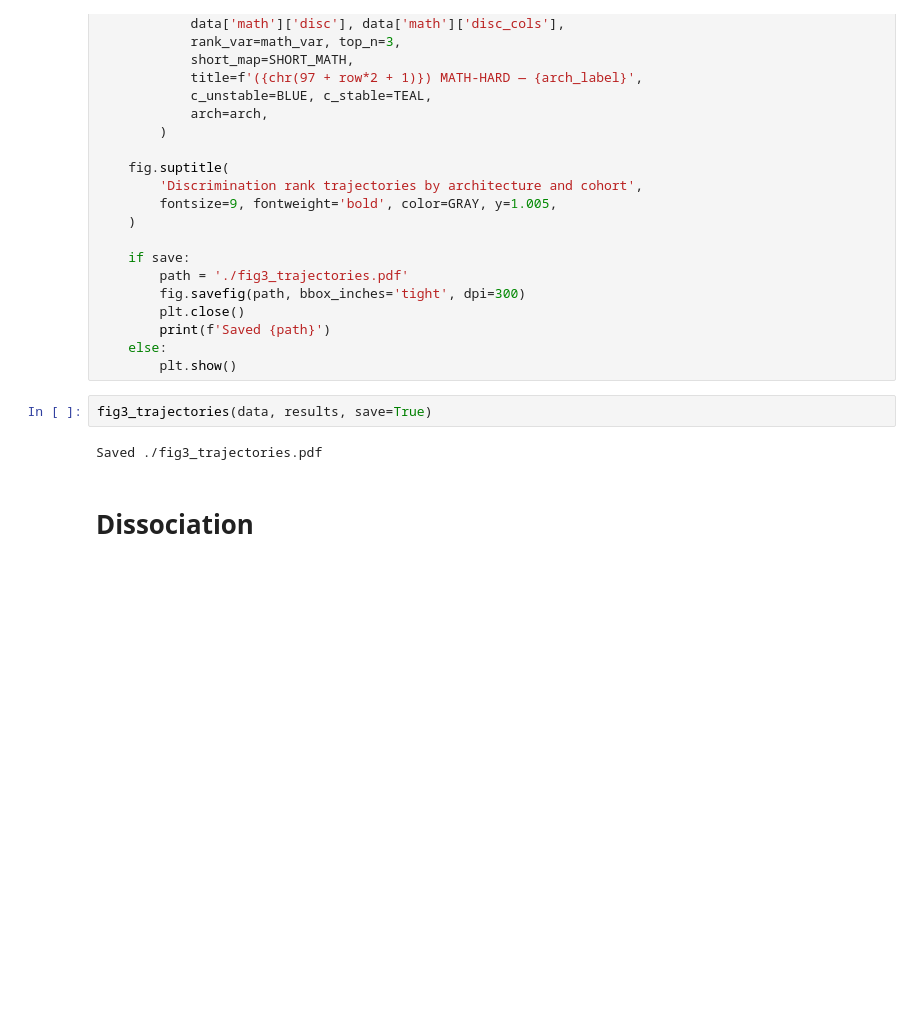
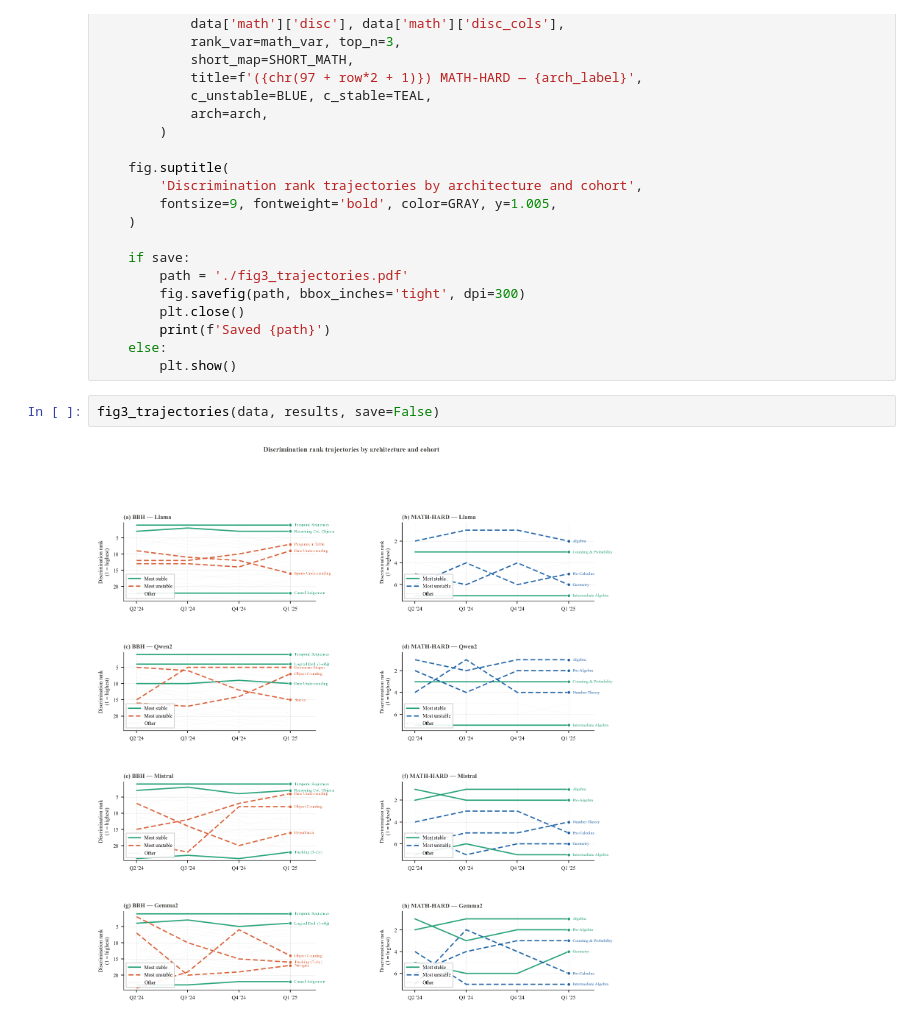
Before and after one commit to ericxu10101/stanford-cs321m-project, a Jupyter notebook: notebooks/p3_post_analysis.ipynb, the cells around one changed output. Saved outputs shown, nothing was run; the diff lists cells and outputs as text; blank space fills up the shorter version.

```diff
--- a/notebooks/p3_post_analysis.ipynb
+++ b/notebooks/p3_post_analysis.ipynb
@@ -519,8 +582,6 @@ def fig3_trajectories(data: dict, results: dict, save=False):
     else:
         plt.show()
 # %%
-fig3_trajectories(data, results, save=True)
+fig3_trajectories(data, results, save=False)
 # %% [output]
-Saved ./fig3_trajectories.pdf
+[figure, added]
-# %% [markdown]
-# Dissociation
```
Also changed, not shown: parts of 24 cells of this notebook, 4 other files.
